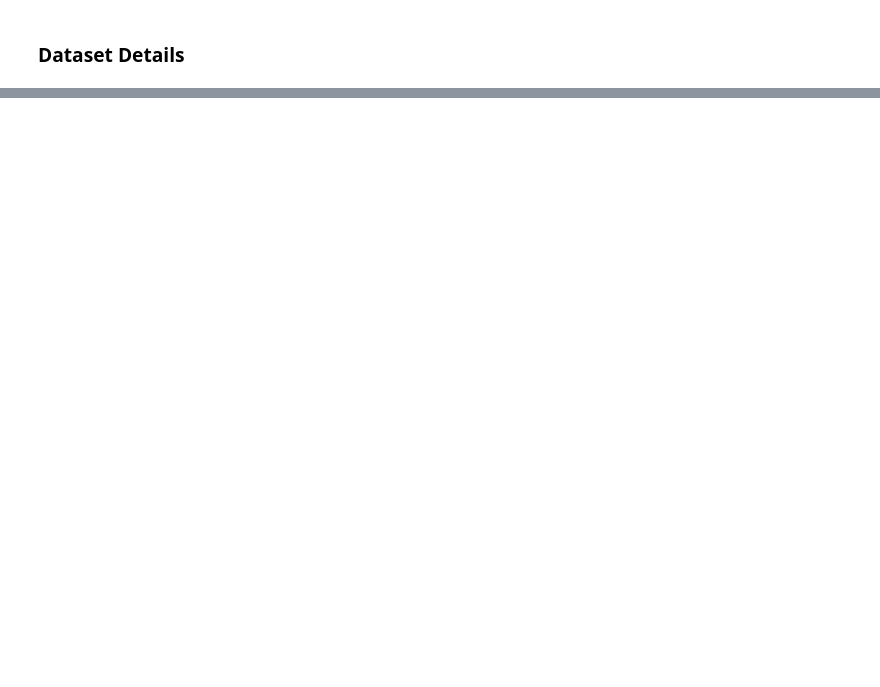
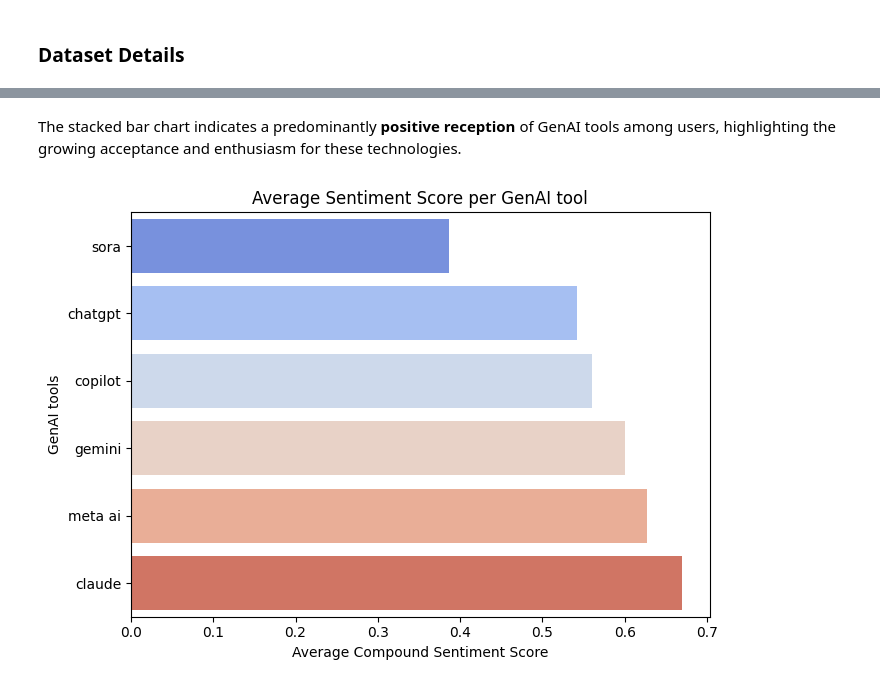
Before and after one commit to kritika25-sys/genai-pulse, a Jupyter notebook: notebooks/GenAI_Pulse_Report.ipynb, the cells around one changed output, grey strips where cells are left out. Saved outputs shown, nothing was run; the diff lists cells and outputs as text; code cells hidden in the pictures; blank space fills up the shorter version.

```diff
--- a/notebooks/GenAI_Pulse_Report.ipynb
+++ b/notebooks/GenAI_Pulse_Report.ipynb
@@ -23,0 +281,27 @@ To understand public perception and sentiment around Generative AI tools, this p
+# %%
+sia = SentimentIntensityAnalyzer()
+
+df['full_text'] = df['title']+df['selftext'].fillna("")
+df['sentiment_score'] = df['full_text'].apply(lambda x: sia.polarity_scores(str(x))['compound'])
+
+def classify_sentiment(score):
+    if score>0.05:
+        return 'Positive'
+    elif score <-0.05:
+        return 'Negative'
+    else:
+        return 'Neutral'
+
+df['sentiment'] = df['sentiment_score'].apply(classify_sentiment)
+
+df.to_csv(r"data\processed\sentiment_scored_reddit.csv", index = False)
+
+plt.figure(figsize=(8,5))
+sns.countplot(data=df, x="keyword", hue='sentiment', palette="Set2")
+plt.title("Sentiment Analysis by GenAI tools")
+plt.xlabel("")
+plt.ylabel("Number of Posts")
+plt.xticks(rotation=30)
+plt.tight_layout()
+plt.savefig("plots/sentiment_analysis.png")
+plt.show()
@@ -23,0 +310,14 @@ To understand public perception and sentiment around Generative AI tools, this p
+# %% [markdown]
+The stacked bar chart indicates a predominantly **positive reception** of GenAI tools among users, highlighting the growing acceptance and enthusiasm for these technologies.
+# %%
+avg_sentiment = df.groupby('keyword')['sentiment_score'].mean().sort_values()
+plt.figure(figsize=(7,5))
+sns.barplot(x=avg_sentiment.values, y=avg_sentiment.index, palette="coolwarm")
+plt.title("Average Sentiment Score per GenAI tool")
+plt.xlabel("Average Compound Sentiment Score")
+plt.ylabel("GenAI tools")
+plt.tight_layout()
+plt.savefig("plots/average_compound_sentiment_score.png")
+plt.show()
+# %% [output]
+[figure, added]
```
Also changed, not shown: parts of 60 cells of this notebook, 26 other files.
